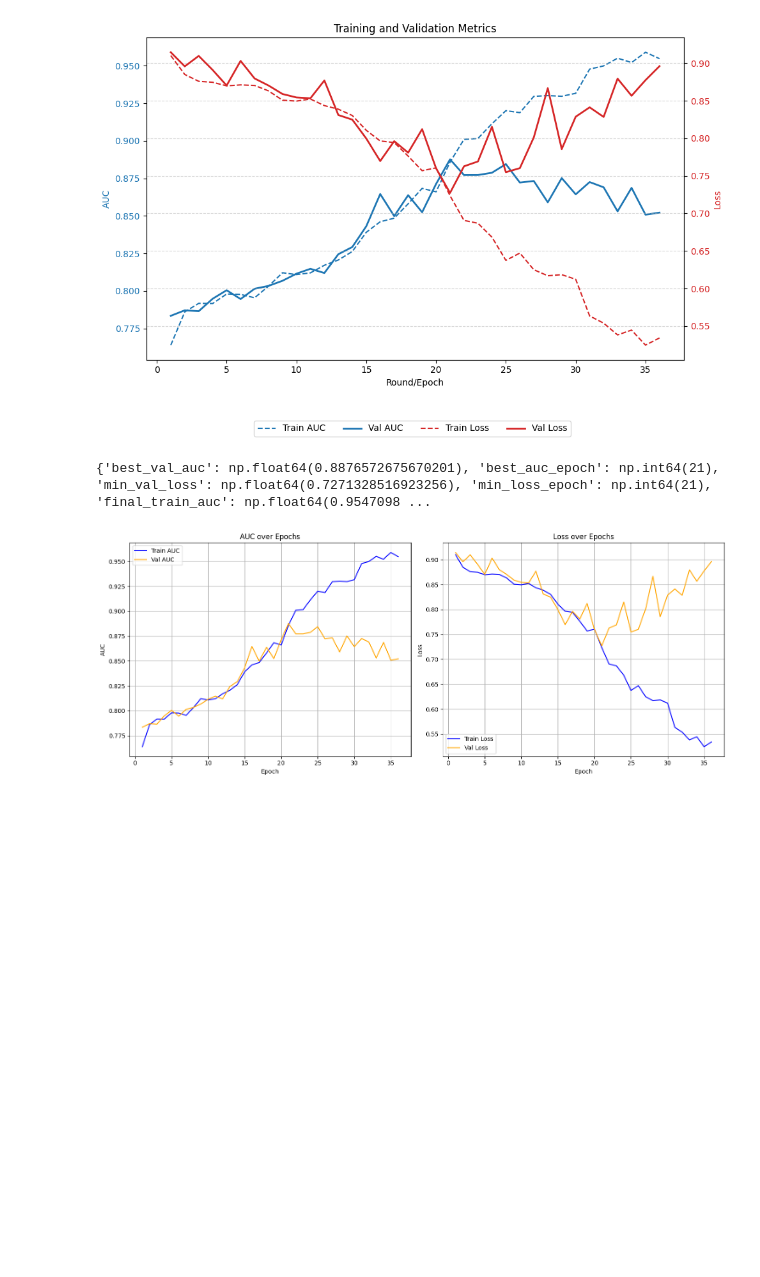
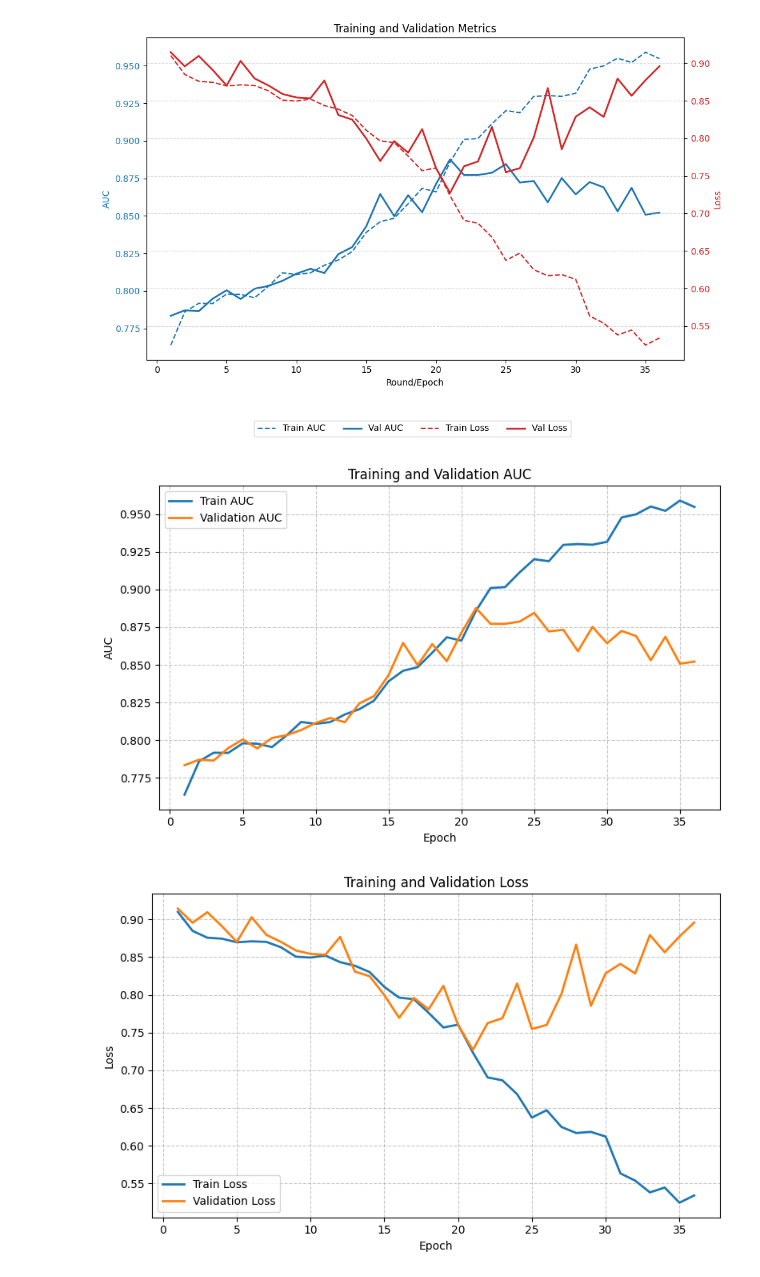
Before and after one commit to Jellevs/football_player_detection_and_tracking, a Jupyter notebook: analyze_results.ipynb, the cells around one changed output. Cells and saved outputs as stored; diff of their text form; code cells hidden in the pictures; blank space fills up the shorter version.

```diff
--- a/analyze_results.ipynb
+++ b/analyze_results.ipynb
@@ -131,54 +131,31 @@ Best Validation Loss: 0.7271 at index 20
 # %%
 import matplotlib.pyplot as plt
 
-# 1. Plot Training and Validation Metrics
-fig, (ax1, ax2) = plt.subplots(1, 2, figsize=(15, 6))
+# Create the first plot: AUC
+plt.figure(figsize=(8, 5))
+plt.plot(df['epoch'], df['train_auc'], label='Train AUC', color='tab:blue', linewidth=2)
+plt.plot(df['epoch'], df['val_auc'], label='Validation AUC', color='tab:orange', linewidth=2)
+plt.title('Training and Validation AUC')
+plt.xlabel('Epoch')
+plt.ylabel('AUC')
+plt.legend()
+plt.grid(True, linestyle='--', alpha=0.7)
+plt.tight_layout()
+plt.savefig('auc_plot.png')
+plt.show()
 
-# AUC Plot
-ax1.plot(df['epoch'], df['train_auc'], label='Train AUC', color='blue')
-ax1.plot(df['epoch'], df['val_auc'], label='Val AUC', color='orange')
-ax1.set_title('AUC over Epochs')
-ax1.set_xlabel('Epoch')
-ax1.set_ylabel('AUC')
-ax1.legend()
-ax1.grid(True)
-
-# Loss Plot
-ax2.plot(df['epoch'], df['train_loss'], label='Train Loss', color='blue')
-ax2.plot(df['epoch'], df['val_loss'], label='Val Loss', color='orange')
-ax2.set_title('Loss over Epochs')
-ax2.set_xlabel('Epoch')
-ax2.set_ylabel('Loss')
-ax2.legend()
-ax2.grid(True)
-
+# Create the second plot: Loss
+plt.figure(figsize=(8, 5))
+plt.plot(df['epoch'], df['train_loss'], label='Train Loss', color='tab:blue', linewidth=2)
+plt.plot(df['epoch'], df['val_loss'], label='Validation Loss', color='tab:orange', linewidth=2)
+plt.title('Training and Validation Loss')
+plt.xlabel('Epoch')
+plt.ylabel('Loss')
+plt.legend()
+plt.grid(True, linestyle='--', alpha=0.7)
 plt.tight_layout()
-plt.savefig('training_metrics.png')
-
-# 2. Extract Key Statistics
-best_auc_idx = df['val_auc'].idxmax()
-best_auc_val = df.loc[best_auc_idx, 'val_auc']
-best_auc_epoch = df.loc[best_auc_idx, 'epoch']
-
-min_loss_idx = df['val_loss'].idxmin()
-min_loss_val = df.loc[min_loss_idx, 'val_loss']
-min_loss_epoch = df.loc[min_loss_idx, 'epoch']
-
-final_epoch = df.iloc[-1]
-
-stats = {
-    "best_val_auc": best_auc_val,
-    "best_auc_epoch": best_auc_epoch,
-    "min_val_loss": min_loss_val,
-    "min_loss_epoch": min_loss_epoch,
-    "final_train_auc": final_epoch['train_auc'],
-    "final_val_auc": final_epoch['val_auc'],
-    "final_train_loss": final_epoch['train_loss'],
-    "final_val_loss": final_epoch['val_loss'],
-    "lr": final_epoch['lr']
-}
-
-print(stats)
+plt.savefig('loss_plot.png')
+plt.show()
 # %% [output]
-{'best_val_auc': np.float64(0.8876572675670201), 'best_auc_epoch': np.int64(21), 'min_val_loss': np.float64(0.7271328516923256), 'min_loss_epoch': np.int64(21), 'final_train_auc': np.float64(0.9547098 ...
-[figure, old version]
+[figure, new version]
+[figure, added]
```
Also changed, not shown: 2 other files.
